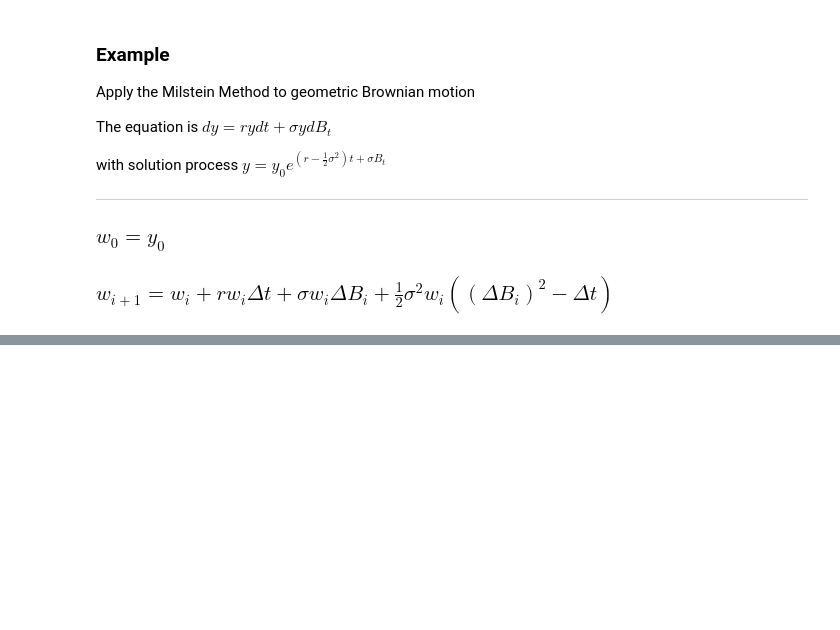
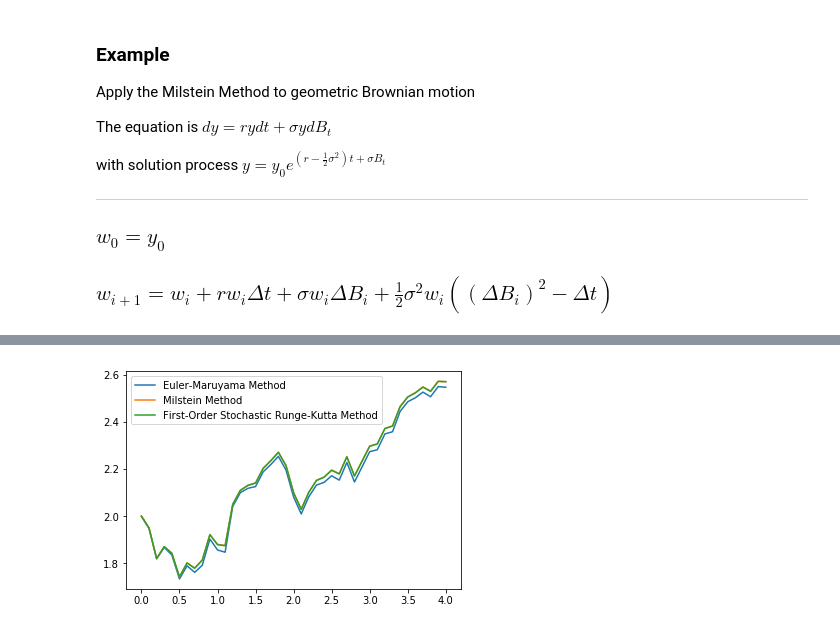
Before and after one commit to Jim00000/Numerical-Analysis, a Jupyter notebook: 9_Random_Numbers_And_Applications.ipynb, the cells around one changed output, grey strips where cells are left out. Saved outputs shown, nothing was run; the diff lists cells and outputs as text; code cells hidden in the pictures; blank space fills up the shorter version.

Commit message:
Add first-order stochastic Runge-Kutta method

```diff
--- a/9_Random_Numbers_And_Applications.ipynb
+++ b/9_Random_Numbers_And_Applications.ipynb
@@ -847,0 +892,34 @@ plt.show()
+# %%
+dt = 0.1
+xlimit = 4
+y0 = 2
+times = np.arange(0, xlimit + dt, dt)
+dB = np.random.standard_normal(times.size) * np.sqrt(dt)
+
+ws_em = np.empty(times.size)
+ws_em[0] = y0  # For Euler-Maruyama Method
+ws_m = np.empty(times.size)
+ws_m[0] = y0 # For Milstein Method
+ws_rk = np.empty(times.size)
+ws_rk[0] = y0 # For First-Order Stochastic Runge-Kutta Method
+
+for i in range(times.size - 1):
+    # Euler-Maruyama Method
+    ws_em[i + 1] = ws_em[i] - 2 * np.exp(-2 * ws_em[i]) * dt + 2 * np.exp(-ws_em[i]) * dB[i]
+
+    # Milstein Method
+    ws_m[i + 1] = ws_m[i] - 2 * np.exp(-2 * ws_m[i]) * dt + 2 * np.exp(-ws_m[i]) * dB[i] - \
+                  2 * np.exp(-2 * ws_m[i]) * (np.power(dB[i], 2) - dt)
+
+    # First-Order Stochastic Runge-Kutta Method
+    ws_rk[i + 1] = ws_rk[i] - 2 * np.exp(-2 * ws_rk[i]) * dt + 2 * np.exp(-ws_rk[i]) * dB[i] + \
+    (2 * np.exp(-(ws_rk[i] + 2 * np.exp(-ws_rk[i]) * np.sqrt(dt))) - 2 * np.exp(-ws_rk[i])) * (np.power(dB[i], 2) - dt) / (2 * np.sqrt(dt))
+
+# Plot the chart
+plt.plot(times, ws_em, label = 'Euler-Maruyama Method')
+plt.plot(times, ws_m, label = 'Milstein Method')
+plt.plot(times, ws_rk, label = 'First-Order Stochastic Runge-Kutta Method')
+plt.legend()
+plt.show()
+# %% [output]
+[figure, added]
```
Also changed, not shown: parts of 15 cells of this notebook.
